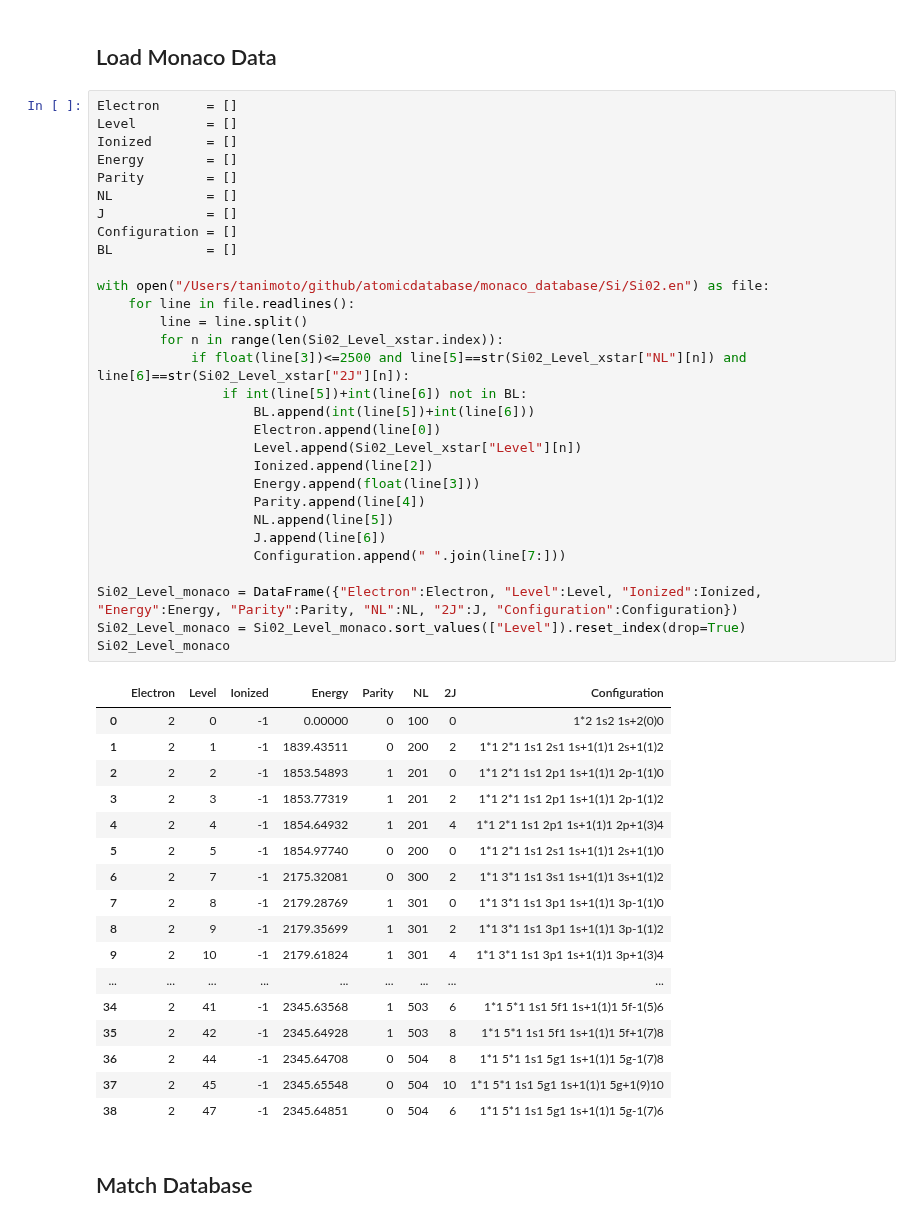
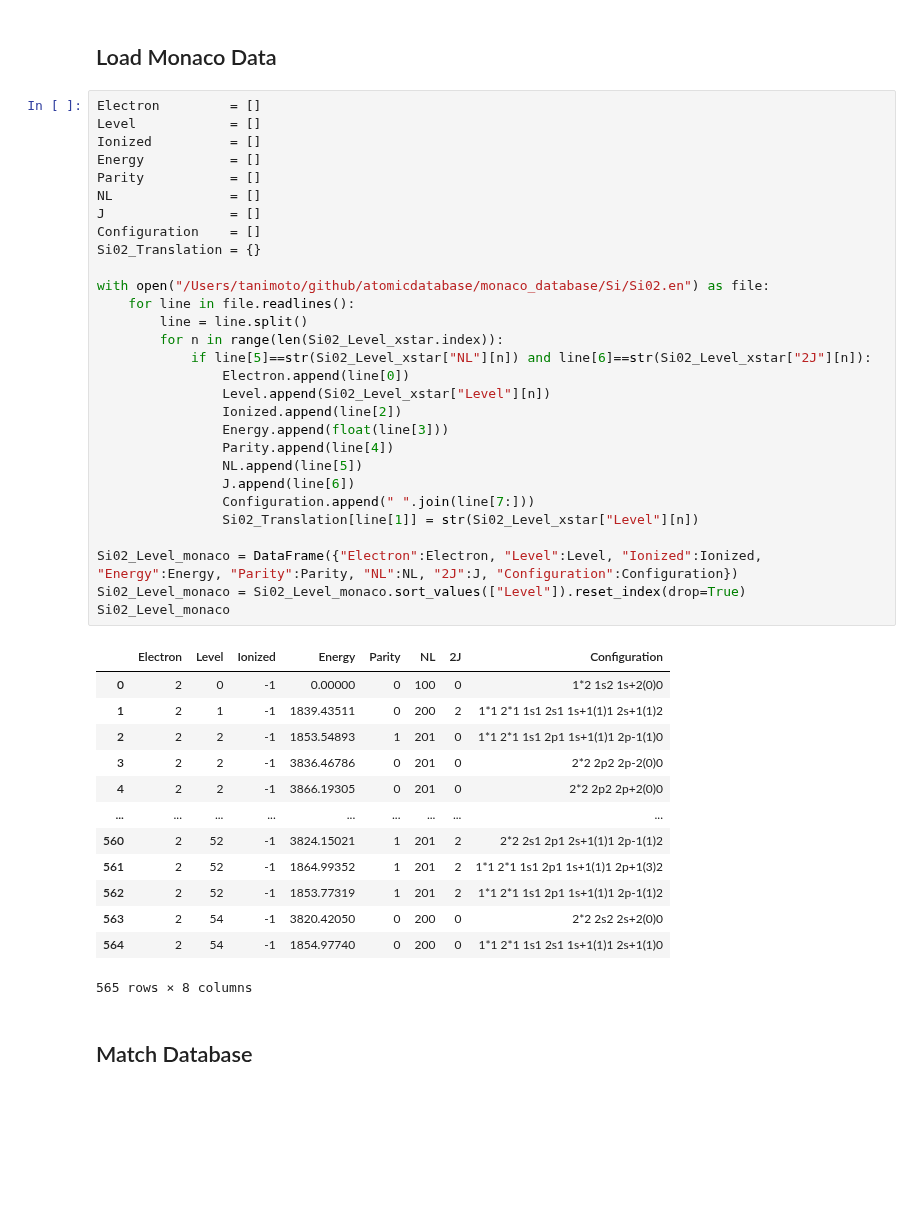
Before and after one commit to AtsushiTanimoto/AtomicDatabase, a Jupyter notebook: comparison.ipynb, the cells around one changed output. Drawn from its saved outputs; the diff is of its cells as text; blank space fills up the shorter version.

```diff
--- a/comparison.ipynb
+++ b/comparison.ipynb
@@ -132,53 +132,48 @@ Si02_Level_xstar
 # %% [markdown]
 ## Load Monaco Data
 # %%
-Electron      = []
-Level         = []
-Ionized       = []
-Energy        = []
-Parity        = []
-NL            = []
-J             = []
-Configuration = []
-BL            = []
+Electron         = []
+Level            = []
+Ionized          = []
+Energy           = []
+Parity           = []
+NL               = []
+J                = []
+Configuration    = []
+Si02_Translation = {}
 
 with open("/Users/tanimoto/github/atomicdatabase/monaco_database/Si/Si02.en") as file:
     for line in file.readlines():
         line = line.split()
         for n in range(len(Si02_Level_xstar.index)):
-            if float(line[3])<=2500 and line[5]==str(Si02_Level_xstar["NL"][n]) and line[6]==str(Si02_Level_xstar["2J"][n]):
-                if int(line[5])+int(line[6]) not in BL:
-                    BL.append(int(line[5])+int(line[6]))
-                    Electron.append(line[0])
-                    Level.append(Si02_Level_xstar["Level"][n])
-                    Ionized.append(line[2])
-                    Energy.append(float(line[3]))
-                    Parity.append(line[4])
-                    NL.append(line[5])
-                    J.append(line[6])
-                    Configuration.append(" ".join(line[7:]))
+            if line[5]==str(Si02_Level_xstar["NL"][n]) and line[6]==str(Si02_Level_xstar["2J"][n]):
+                Electron.append(line[0])
+                Level.append(Si02_Level_xstar["Level"][n])
+                Ionized.append(line[2])
+                Energy.append(float(line[3]))
+                Parity.append(line[4])
+                NL.append(line[5])
+                J.append(line[6])
+                Configuration.append(" ".join(line[7:]))
+                Si02_Translation[line[1]] = str(Si02_Level_xstar["Level"][n])
 
 Si02_Level_monaco = DataFrame({"Electron":Electron, "Level":Level, "Ionized":Ionized, "Energy":Energy, "Parity":Parity, "NL":NL, "2J":J, "Configuration":Configuration})
 Si02_Level_monaco = Si02_Level_monaco.sort_values(["Level"]).reset_index(drop=True)
 Si02_Level_monaco
 # %% [output]
 |  | Electron | Level | Ionized | Energy | Parity | NL | 2J | Configuration |
 | 0 | 2 | 0 | -1 | 0.00000 | 0 | 100 | 0 | 1*2 1s2 1s+2(0)0 |
 | 1 | 2 | 1 | -1 | 1839.43511 | 0 | 200 | 2 | 1*1 2*1 1s1 2s1 1s+1(1)1 2s+1(1)2 |
 | 2 | 2 | 2 | -1 | 1853.54893 | 1 | 201 | 0 | 1*1 2*1 1s1 2p1 1s+1(1)1 2p-1(1)0 |
-| 3 | 2 | 3 | -1 | 1853.77319 | 1 | 201 | 2 | 1*1 2*1 1s1 2p1 1s+1(1)1 2p-1(1)2 |
-| 4 | 2 | 4 | -1 | 1854.64932 | 1 | 201 | 4 | 1*1 2*1 1s1 2p1 1s+1(1)1 2p+1(3)4 |
-| 5 | 2 | 5 | -1 | 1854.97740 | 0 | 200 | 0 | 1*1 2*1 1s1 2s1 1s+1(1)1 2s+1(1)0 |
-| 6 | 2 | 7 | -1 | 2175.32081 | 0 | 300 | 2 | 1*1 3*1 1s1 3s1 1s+1(1)1 3s+1(1)2 |
-| 7 | 2 | 8 | -1 | 2179.28769 | 1 | 301 | 0 | 1*1 3*1 1s1 3p1 1s+1(1)1 3p-1(1)0 |
-| 8 | 2 | 9 | -1 | 2179.35699 | 1 | 301 | 2 | 1*1 3*1 1s1 3p1 1s+1(1)1 3p-1(1)2 |
-| 9 | 2 | 10 | -1 | 2179.61824 | 1 | 301 | 4 | 1*1 3*1 1s1 3p1 1s+1(1)1 3p+1(3)4 |
+| 3 | 2 | 2 | -1 | 3836.46786 | 0 | 201 | 0 | 2*2 2p2 2p-2(0)0 |
+| 4 | 2 | 2 | -1 | 3866.19305 | 0 | 201 | 0 | 2*2 2p2 2p+2(0)0 |
 | ... | ... | ... | ... | ... | ... | ... | ... | ... |
-| 34 | 2 | 41 | -1 | 2345.63568 | 1 | 503 | 6 | 1*1 5*1 1s1 5f1 1s+1(1)1 5f-1(5)6 |
-| 35 | 2 | 42 | -1 | 2345.64928 | 1 | 503 | 8 | 1*1 5*1 1s1 5f1 1s+1(1)1 5f+1(7)8 |
-| 36 | 2 | 44 | -1 | 2345.64708 | 0 | 504 | 8 | 1*1 5*1 1s1 5g1 1s+1(1)1 5g-1(7)8 |
-| 37 | 2 | 45 | -1 | 2345.65548 | 0 | 504 | 10 | 1*1 5*1 1s1 5g1 1s+1(1)1 5g+1(9)10 |
-| 38 | 2 | 47 | -1 | 2345.64851 | 0 | 504 | 6 | 1*1 5*1 1s1 5g1 1s+1(1)1 5g-1(7)6 |
+| 560 | 2 | 52 | -1 | 3824.15021 | 1 | 201 | 2 | 2*2 2s1 2p1 2s+1(1)1 2p-1(1)2 |
+| 561 | 2 | 52 | -1 | 1864.99352 | 1 | 201 | 2 | 1*1 2*1 1s1 2p1 1s+1(1)1 2p+1(3)2 |
+| 562 | 2 | 52 | -1 | 1853.77319 | 1 | 201 | 2 | 1*1 2*1 1s1 2p1 1s+1(1)1 2p-1(1)2 |
+| 563 | 2 | 54 | -1 | 3820.42050 | 0 | 200 | 0 | 2*2 2s2 2s+2(0)0 |
+| 564 | 2 | 54 | -1 | 1854.97740 | 0 | 200 | 0 | 1*1 2*1 1s1 2s1 1s+1(1)1 2s+1(1)0 |
+565 rows × 8 columns
 # %% [markdown]
 ## Match Database
 # %%
```
Also changed, not shown: parts of 3 cells of this notebook.
